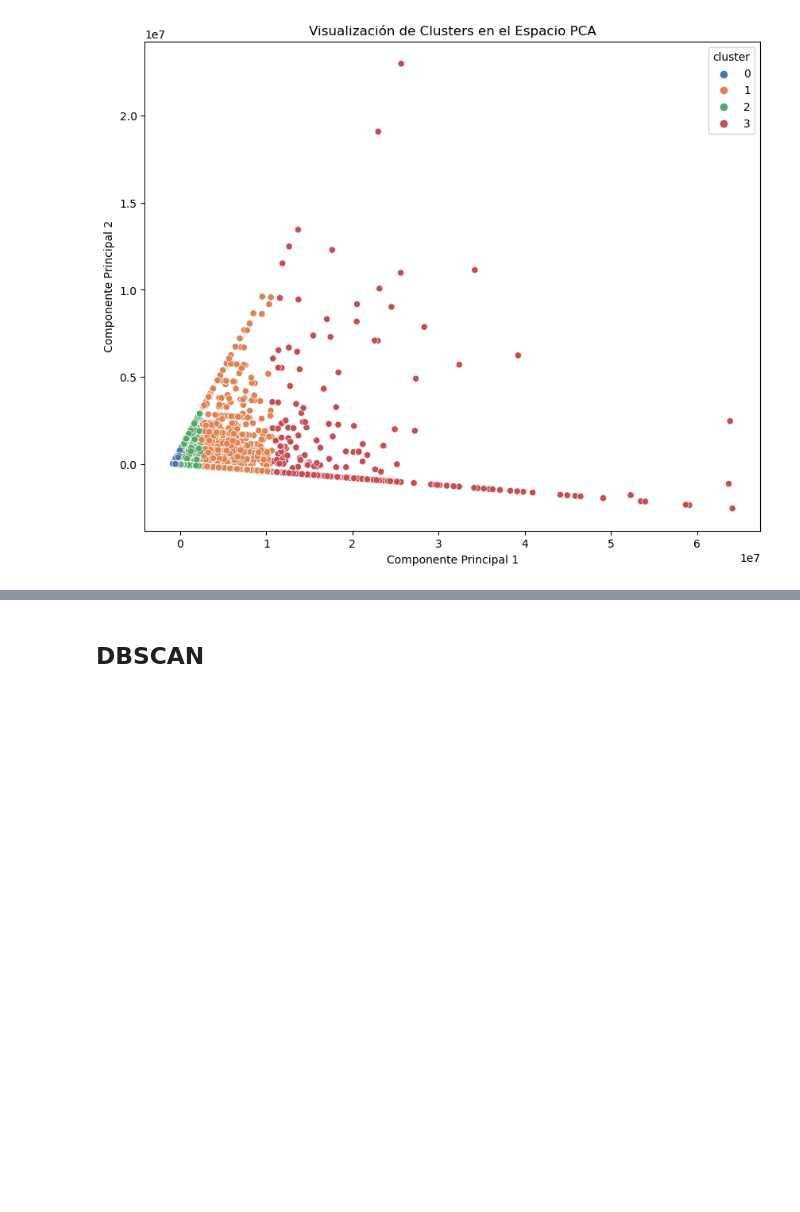
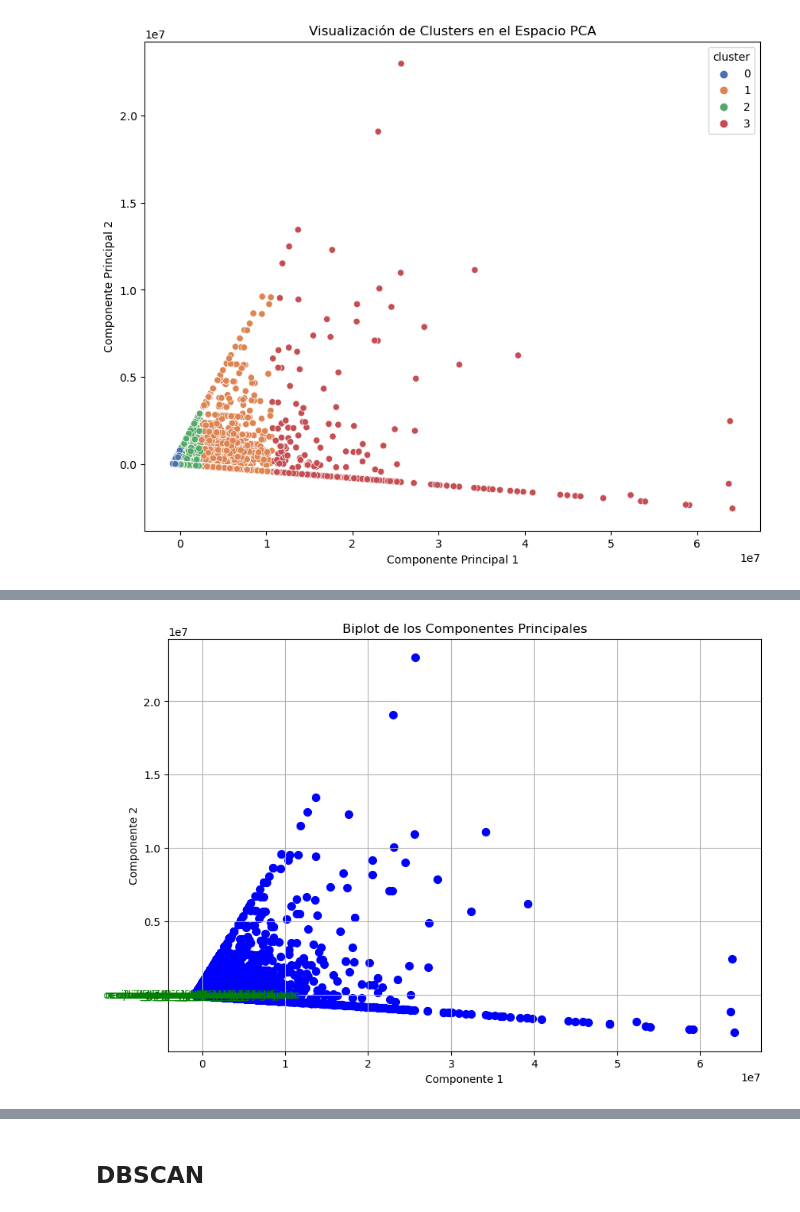
Before and after one commit to camilaleniss/miad-g8-project, a Jupyter notebook: notebooks/Modelos.ipynb, the cells around one changed output, grey strips where cells are left out. Cells and saved outputs as stored; diff of their text form; code cells hidden in the pictures; blank space fills up the shorter version.

```diff
--- a/notebooks/Modelos.ipynb
+++ b/notebooks/Modelos.ipynb
@@ -239,0 +313,16 @@ plt.show()
+# %%
+plt.figure(figsize=(10,7))
+plt.scatter(X_pca[:, 0], X_pca[:, 1], c='b', s=50)
+
+# Añadir vectores de los componentes
+for i, var in enumerate(df.columns):
+    plt.arrow(0, 0, pca.components_[0, i], pca.components_[1, i], color='r', alpha=0.5)
+    plt.text(pca.components_[0, i] * 1.15, pca.components_[1, i] * 1.15, var, color='g', ha='center', va='center')
+
+plt.xlabel('Componente 1')
+plt.ylabel('Componente 2')
+plt.title('Biplot de los Componentes Principales')
+plt.grid()
+plt.show()
+# %% [output]
+[figure, added]
```
Also changed, not shown: parts of 9 cells of this notebook.
